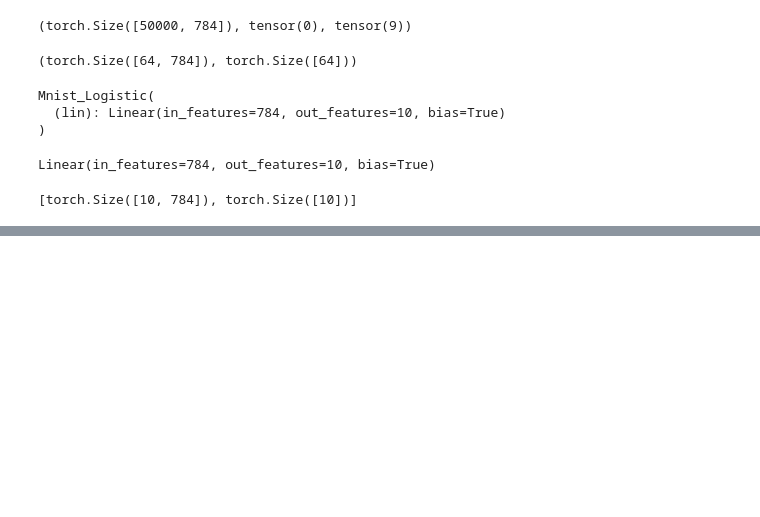
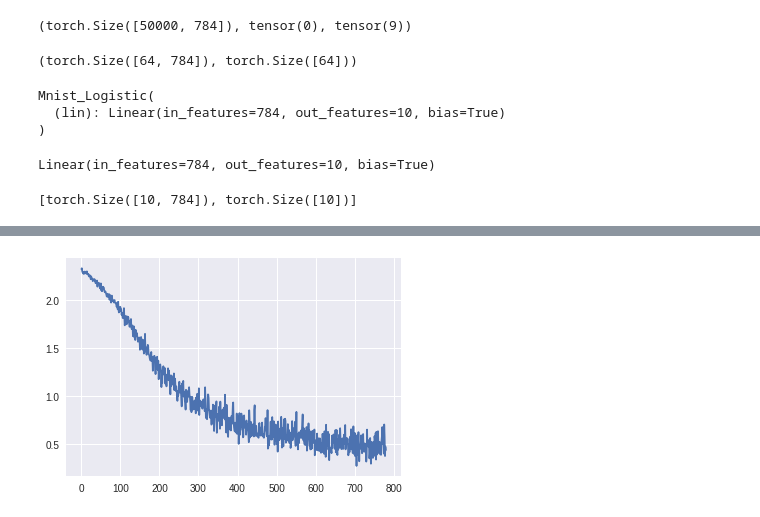
Before and after one commit to s-r-aman/machine_learning_playground, a Jupyter notebook: fastdotai_dl/lesson5_mnistsgd.ipynb, the cells around one changed output, grey strips where cells are left out. Saved outputs shown, nothing was run; the diff lists cells and outputs as text; code cells hidden in the pictures; blank space fills up the shorter version.

```diff
--- a/fastdotai_dl/lesson5_mnistsgd.ipynb
+++ b/fastdotai_dl/lesson5_mnistsgd.ipynb
@@ -96,0 +121,6 @@ plt.plot(losses);
+# %%
+losses = [update(x,y,lr) for x,y in data.train_dl]
+# %%
+plt.plot(losses);
+# %% [output]
+[figure, added]
```
Also changed, not shown: parts of 5 cells of this notebook.
